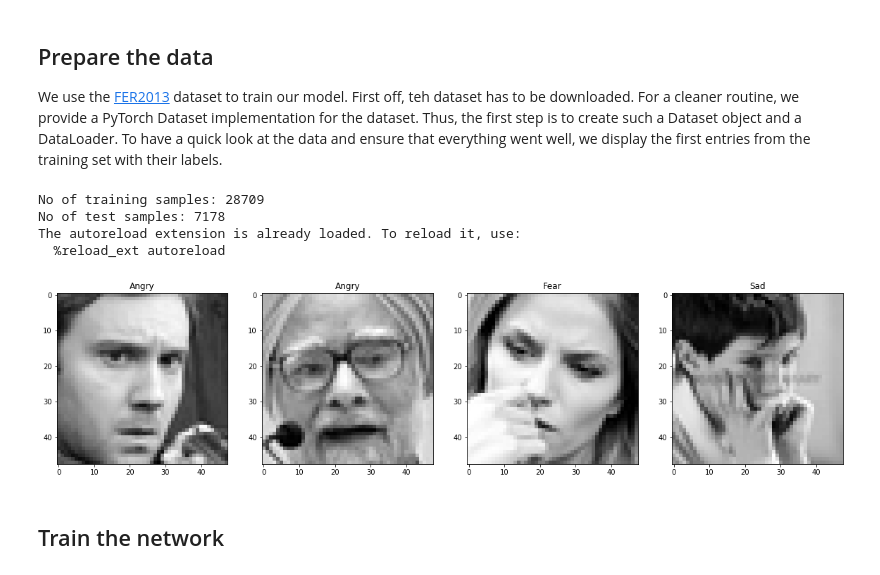
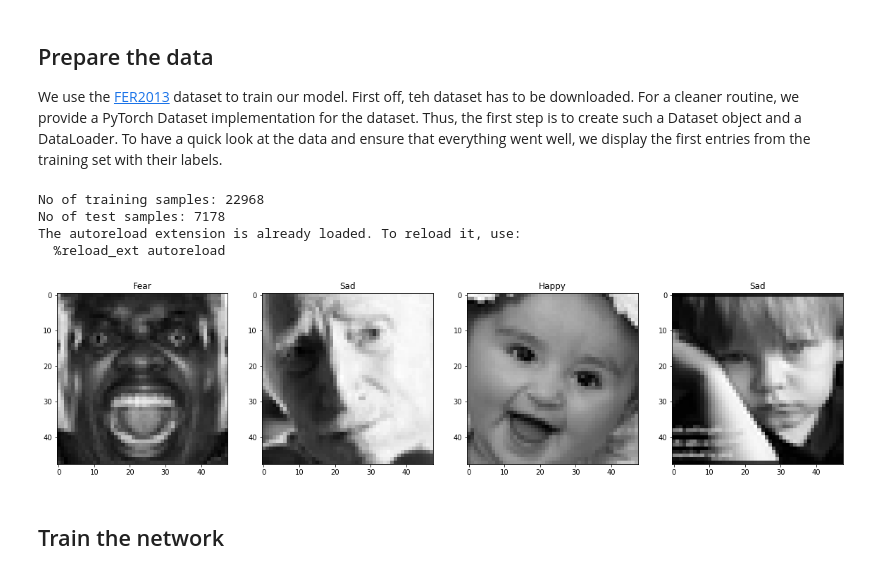
Before and after one commit to SirrahErydya/EmotionalRide, a Jupyter notebook: EmotionDetection/EmotionDetector.ipynb, the cells around one changed output. Cells and saved outputs as stored; diff of their text form; code cells hidden in the pictures.

```diff
--- a/EmotionDetection/EmotionDetector.ipynb
+++ b/EmotionDetection/EmotionDetector.ipynb
@@ -8,39 +8,44 @@ We use the [FER2013](https://www.kaggle.com/c/challenges-in-representation-learn
 # %%
 from fer2013 import FER2013
 import network as n
+from torch.utils.data import random_split
 from torch.utils.data import DataLoader
 from matplotlib import pyplot as plt
 
 data_root = 'fer2013_data'
 
 # Create and inspect data
-train_dataset = FER2013(data_root)
+labeled_dataset = FER2013(data_root)
+num_test = int(len(labeled_dataset)*0.2)
+train_dataset, validation_dataset = random_split(labeled_dataset, [len(labeled_dataset)-num_test, num_test])
 test_dataset = FER2013(data_root, train=False)
 print("No of training samples:", len(train_dataset))
 print("No of test samples:", len(test_dataset))
+LABELS = ['Angry', 'Disgust', 'Fear', 'Happy', 'Sad', 'Surprise', 'Neutral']
 
 # Make data loaders
 train_loader = DataLoader(train_dataset, batch_size=128, shuffle=True)
-test_loader = DataLoader(test_dataset, batch_size=97, shuffle=False)
+val_loader = DataLoader(validation_dataset, batch_size=128, shuffle=True)
+test_loader = DataLoader(test_dataset, batch_size=5, shuffle=False)
 
 
 %load_ext autoreload
 %autoreload 2
 # %% [output]
-No of training samples: 28709
+No of training samples: 22968
 No of test samples: 7178
 The autoreload extension is already loaded. To reload it, use:
   %reload_ext autoreload
 # %%
 # Display the data
 fig, ax = plt.subplots(1,4, figsize=(20, 5))
 for i in range(4):
     img, emotion = train_dataset.__getitem__(i)
     ax[i].imshow(img.reshape(48, 48), cmap='gray')
-    ax[i].set_title(train_dataset.labels[emotion])
+    ax[i].set_title(LABELS[emotion])
 plt.show()
 # %% [output]
-[figure, old version]
+[figure, new version]
 # %% [markdown]
 ## Train the network
 # %%
```
Also changed, not shown: parts of 4 cells of this notebook.
